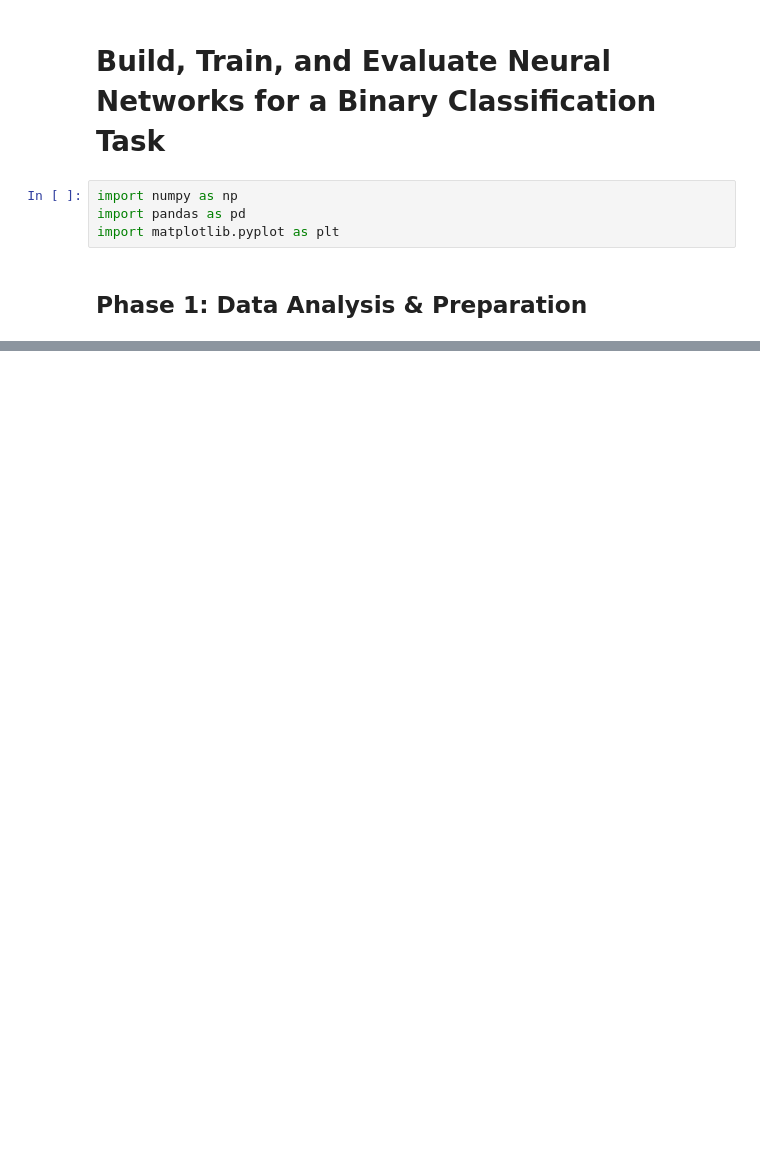
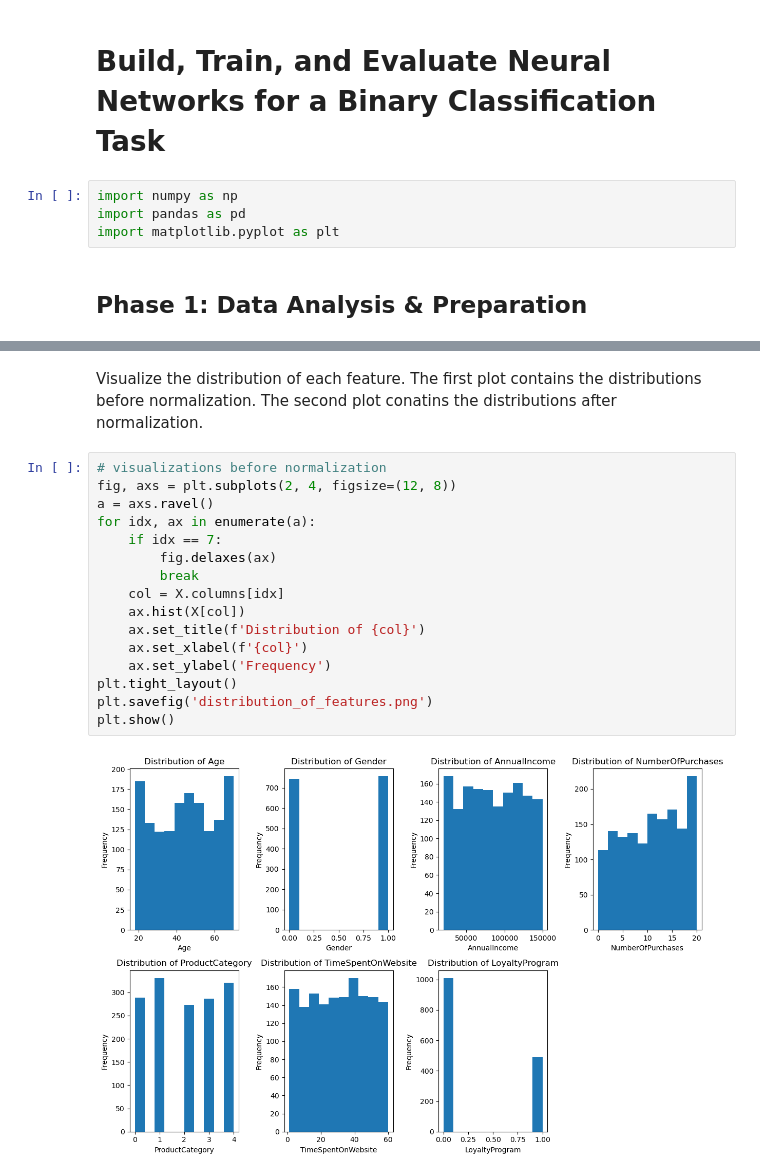
Before and after one commit to meganajoseph/NNtask, a Jupyter notebook: neural_networks_task.ipynb, the cells around one changed output, grey strips where cells are left out. Cells and saved outputs as stored; diff of their text form; blank space fills up the shorter version.

```diff
--- a/neural_networks_task.ipynb
+++ b/neural_networks_task.ipynb
@@ -45 +46,21 @@ X_norm.head()
+# %% [markdown]
+Visualize the distribution of each feature. The first plot contains the distributions before normalization. The second plot conatins the distributions after normalization.
+# %%
+# visualizations before normalization
+fig, axs = plt.subplots(2, 4, figsize=(12, 8))
+a = axs.ravel()
+for idx, ax in enumerate(a):
+    if idx == 7:
+        fig.delaxes(ax)
+        break
+    col = X.columns[idx]
+    ax.hist(X[col])
+    ax.set_title(f'Distribution of {col}')
+    ax.set_xlabel(f'{col}')
+    ax.set_ylabel('Frequency')
+plt.tight_layout()
+plt.savefig('distribution_of_features.png')
+plt.show()
+# %% [output]
+[figure, added]
 # %%
```
Also changed, not shown: parts of 12 cells of this notebook, 5 other files.
